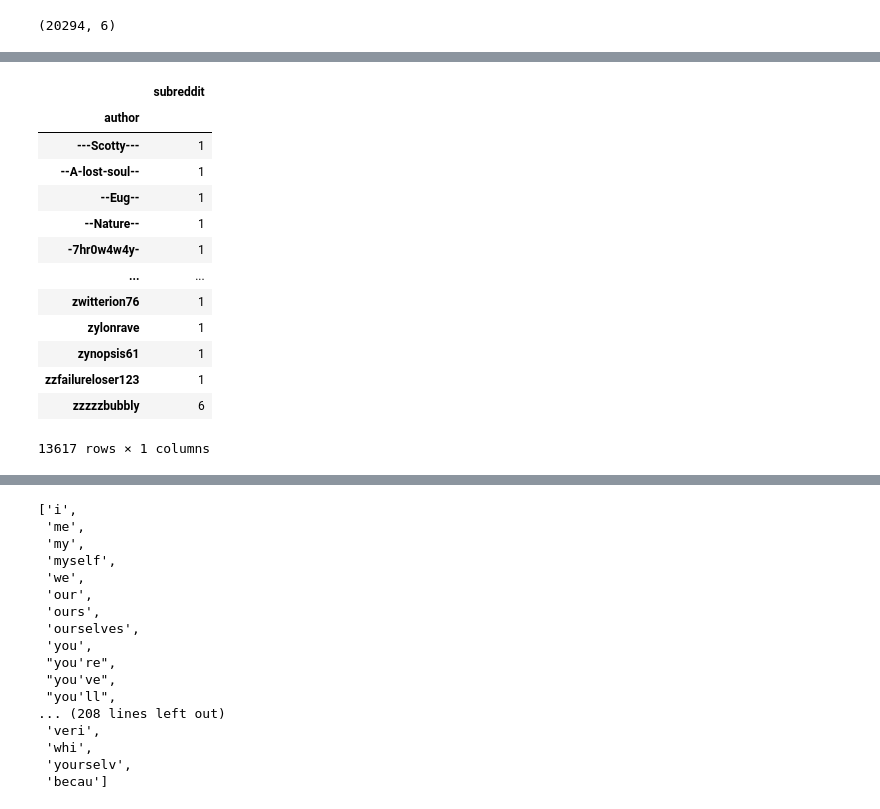
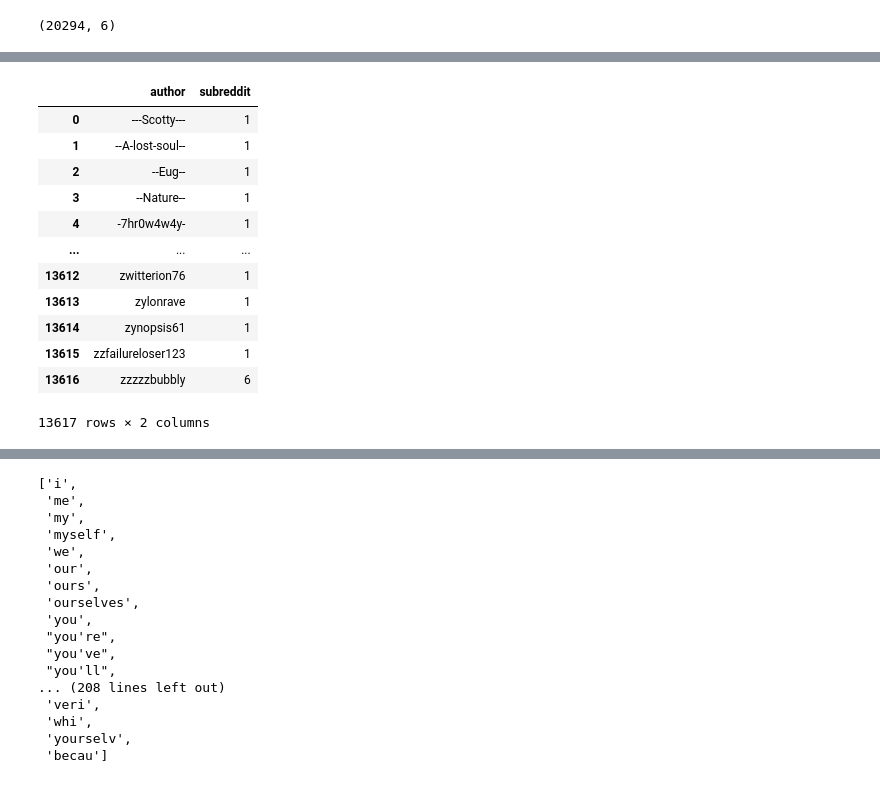
Before and after one commit to msamhz/GA-Lessons, a Jupyter notebook: project_3/MultinomialNB_Model.ipynb, the cells around one changed output, grey strips where cells are left out. Cells and saved outputs as stored; diff of their text form; code cells hidden in the pictures.

```diff
--- a/project_3/MultinomialNB_Model.ipynb
+++ b/project_3/MultinomialNB_Model.ipynb
@@ -39,8 +43,8 @@ pd.set_option('display.max_colwidth', None)
 # %% [markdown]
 ## Data importing and Cleaning
 # %%
-df_anxiety = pd.read_csv('Anxiety.csv')
-df_ptsd = pd.read_csv('PTSD.csv')
+df_anxiety = pd.read_csv('Data/Anxiety.csv')
+df_ptsd = pd.read_csv('Data/PTSD.csv')
 
 df_anxiety = df_anxiety.drop(columns = 'Unnamed: 0')
 df_ptsd.drop(columns = 'Unnamed: 0', inplace = True)
@@ -123,18 +99,19 @@ unique_counts = df.groupby(['author']).count()[['subreddit']]
-# %%
-unique_counts
-# %% [output]
-|  | subreddit |
-| author |  |
-| ---Scotty--- | 1 |
-| --A-lost-soul-- | 1 |
-| --Eug-- | 1 |
-| --Nature-- | 1 |
-| -7hr0w4w4y- | 1 |
-| ... | ... |
-| zwitterion76 | 1 |
-| zylonrave | 1 |
-| zynopsis61 | 1 |
-| zzfailureloser123 | 1 |
-| zzzzzbubbly | 6 |
-13617 rows × 1 columns
+# %%
+unique_counts = pd.DataFrame(df.groupby('author')['subreddit'].count())
+unique_counts.reset_index(inplace = True)
+unique_counts
+# %% [output]
+|  | author | subreddit |
+| 0 | ---Scotty--- | 1 |
+| 1 | --A-lost-soul-- | 1 |
+| 2 | --Eug-- | 1 |
+| 3 | --Nature-- | 1 |
+| 4 | -7hr0w4w4y- | 1 |
+| ... | ... | ... |
+| 13612 | zwitterion76 | 1 |
+| 13613 | zylonrave | 1 |
+| 13614 | zynopsis61 | 1 |
+| 13615 | zzfailureloser123 | 1 |
+| 13616 | zzzzzbubbly | 6 |
+13617 rows × 2 columns
 # %%
```
Also changed, not shown: parts of 48 cells of this notebook, 6 other files.
